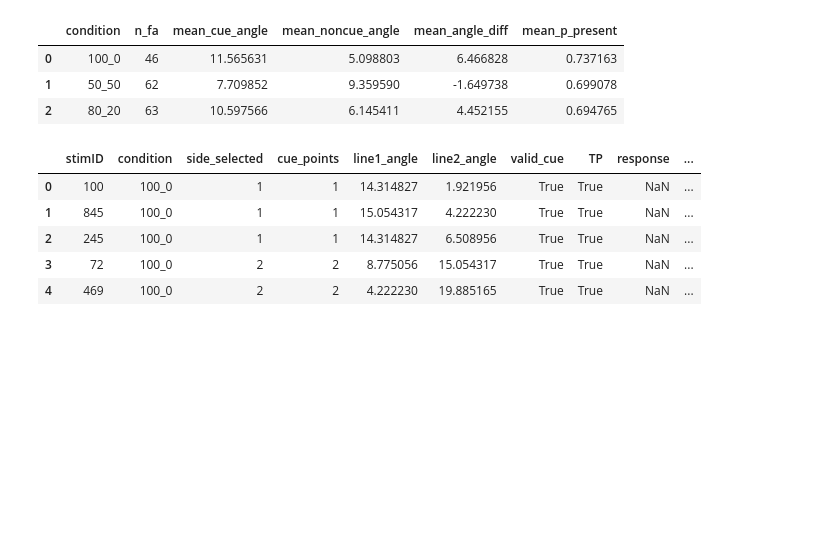
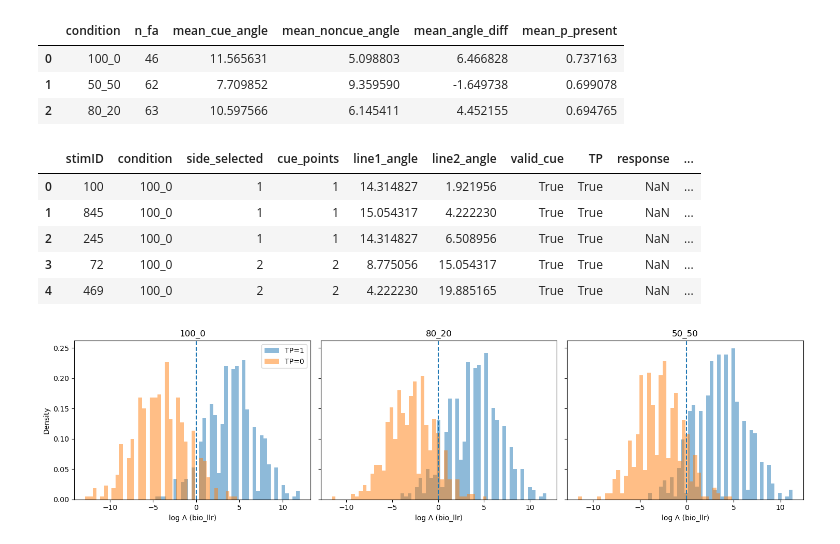
Before and after one commit to AdamRychtecky8/Flexible-Wisdom, a Jupyter notebook: notebooks/BIO.ipynb, the cells around one changed output. Cells and saved outputs as stored; diff of their text form; code cells hidden in the pictures; blank space fills up the shorter version.

Commit message:
Bio Plots

```diff
--- a/notebooks/BIO.ipynb
+++ b/notebooks/BIO.ipynb
@@ -424,3 +425,30 @@ df.head()
 | 2 | 245 | 100_0 | 1 | 1 | 14.314827 | 6.508956 | True | True | NaN | ... |
 | 3 | 72 | 100_0 | 2 | 2 | 8.775056 | 15.054317 | True | True | NaN | ... |
 | 4 | 469 | 100_0 | 2 | 2 | 4.222230 | 19.885165 | True | True | NaN | ... |
+# %%
+import matplotlib.pyplot as plt
+
+df = bio_with_decisions.copy()  # from your BIO script
+
+conds = ["100_0", "80_20", "50_50"]
+
+fig, axes = plt.subplots(1, 3, figsize=(15, 4), sharey=True)
+
+for ax, cond in zip(axes, conds):
+    sub = df[df["condition"] == cond]
+    tp1 = sub[sub["TP"] == 1]["bio_llr"]
+    tp0 = sub[sub["TP"] == 0]["bio_llr"]
+
+    ax.hist(tp1, bins=40, density=True, alpha=0.5, label="TP=1")
+    ax.hist(tp0, bins=40, density=True, alpha=0.5, label="TP=0")
+
+    ax.axvline(0, linestyle="--")  # Bayes threshold: log Λ = 0
+    ax.set_title(cond)
+    ax.set_xlabel("log Λ (bio_llr)")
+
+axes[0].set_ylabel("Density")
+axes[0].legend()
+plt.tight_layout()
+plt.show()
+# %% [output]
+[figure, added]
```
Also changed, not shown: parts of 2 cells of this notebook, 5 other files.
